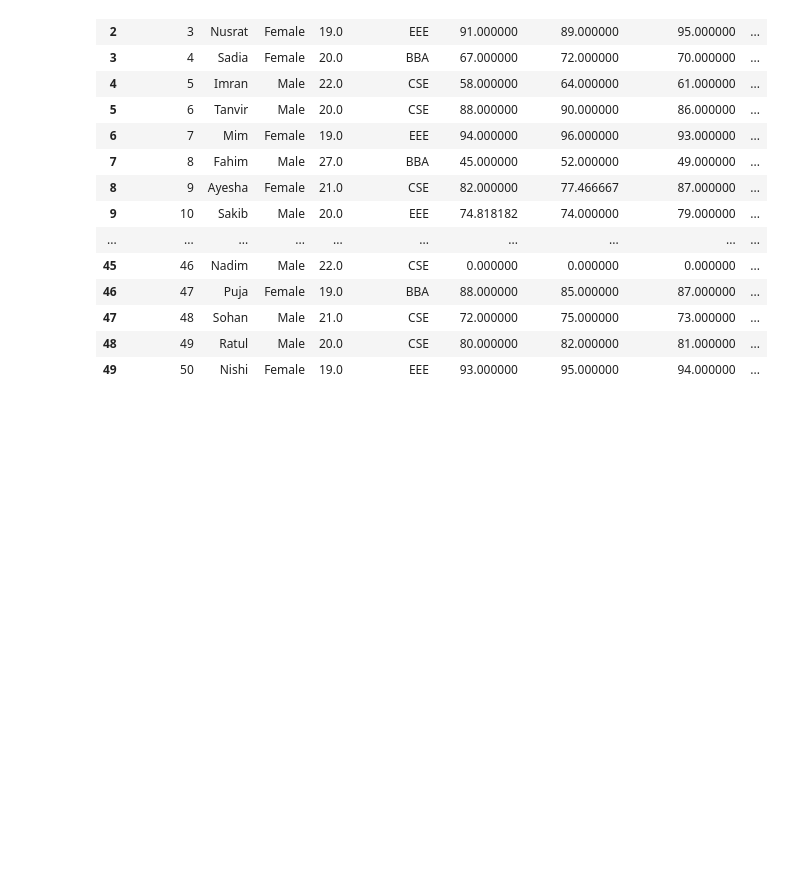
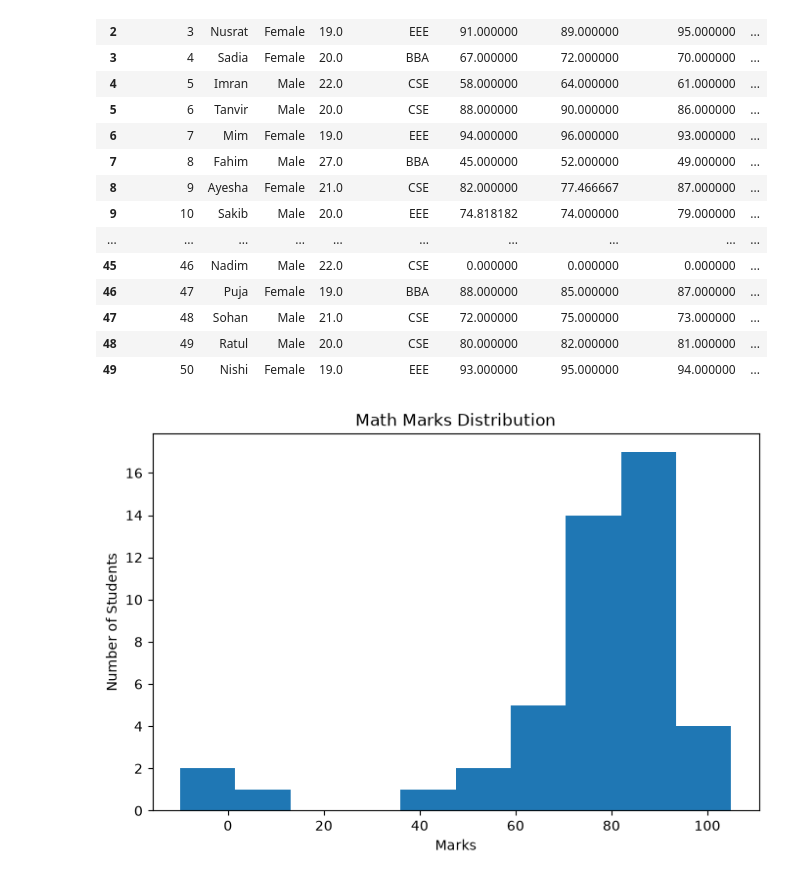
Before and after one commit to Md-Hasibul-Hasan/EDA-Workflow, a Jupyter notebook: main.ipynb, the cells around one changed output. Drawn from its saved outputs; the diff is of its cells as text; code cells hidden in the pictures; blank space fills up the shorter version.

Commit message:
plot added

```diff
--- a/main.ipynb
+++ b/main.ipynb
@@ -307,3 +307,17 @@ df
 | 47 | 48 | Sohan | Male | 21.0 | CSE | 72.000000 | 75.000000 | 73.000000 | ... |
 | 48 | 49 | Ratul | Male | 20.0 | CSE | 80.000000 | 82.000000 | 81.000000 | ... |
 | 49 | 50 | Nishi | Female | 19.0 | EEE | 93.000000 | 95.000000 | 94.000000 | ... |
+# %%
+### Histogram – Marks Distribution
+
+plt.figure(figsize=(8, 5))
+
+plt.hist(df['math_marks'], bins=10)
+
+plt.title('Math Marks Distribution')
+plt.xlabel('Marks')
+plt.ylabel('Number of Students')
+
+plt.show()
+# %% [output]
+[figure, added]
```
Also changed, not shown: parts of 7 cells of this notebook.
